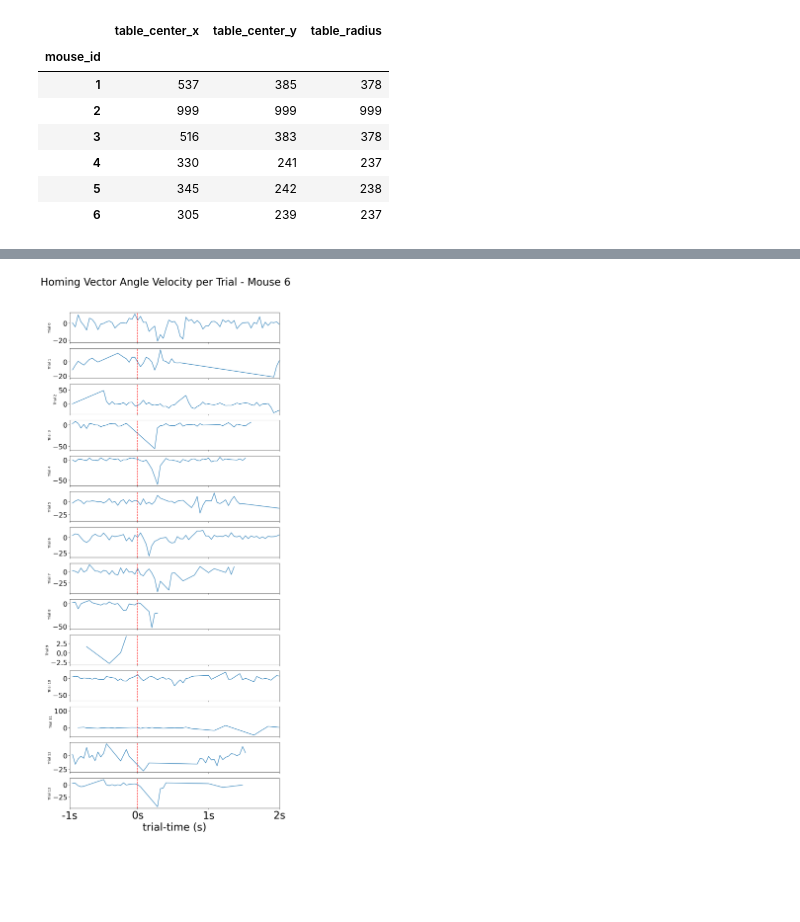
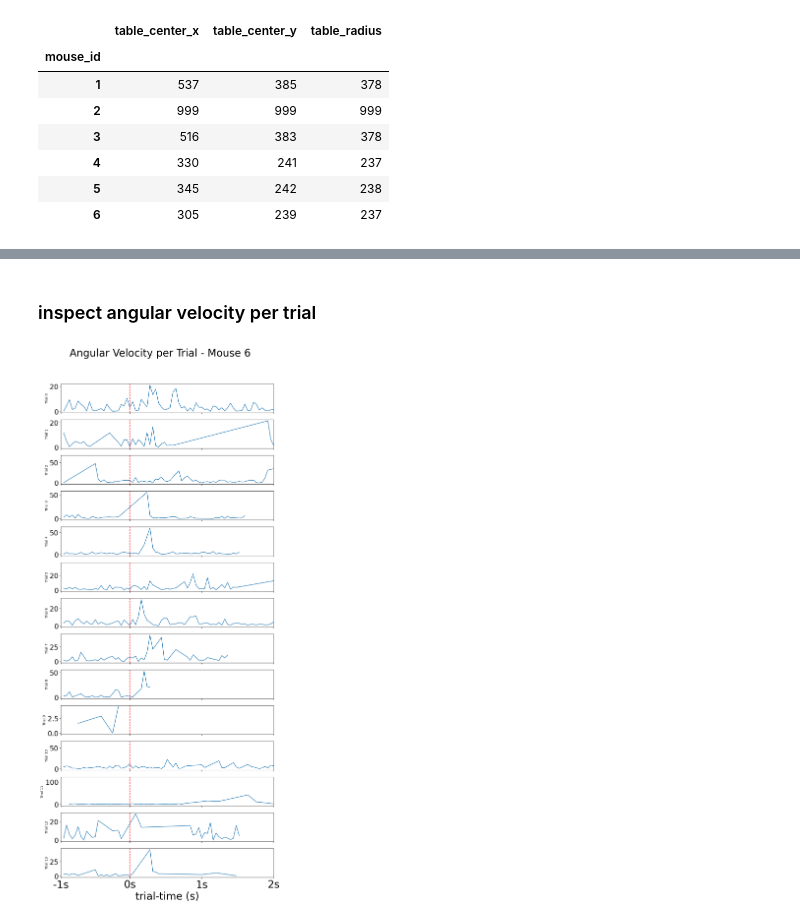
Before and after one commit to toniklenk/escape_tracking, a Jupyter notebook: scripts/analyse homing vector.ipynb, the cells around one changed output, grey strips where cells are left out. Saved outputs shown, nothing was run; the diff lists cells and outputs as text; code cells hidden in the pictures; blank space fills up the shorter version.

```diff
--- a/scripts/analyse homing vector.ipynb
+++ b/scripts/analyse homing vector.ipynb
@@ -391,2 +201,6 @@ def calculate_homing_vector(mouse_id):
-# %%
-df = calculate_homing_vector(6)
+# %%
+df[('absoloute_angular_diff', 'degrees')] = df.apply(calculate_angle, axis=1)
+# %%
+# convert angle to absolute value between 0 and 180
+df[('absoloute_angular_diff', 'degrees')] = df[('absoloute_angular_diff', 'degrees')].abs()
+df
@@ -392,0 +225,4 @@ df = calculate_homing_vector(6)
+# %%
+# angular velocity from absoloute angular difference
+df[("absoloute_angular_diff", "angular_velocity")] = df[('absoloute_angular_diff', 'degrees')].groupby(level='trial_number').diff().abs()
+df
@@ -393,28 +245,30 @@ df = calculate_homing_vector(6)
+# %% [markdown]
+### inspect angular velocity per trial
 # %%
 # plots trials underneath each other
 # separate plot for each trial
 trial_numbers = df.index.get_level_values('trial_number').unique()
 num_trials = len(trial_numbers)
 
 fig, axes = plt.subplots(num_trials, figsize=(10, 1.7 * num_trials), sharex=True, sharey=False)
-fig.suptitle('Homing Vector Angle Velocity per Trial - Mouse {mouse_id}'.format(mouse_id=mouse_id), size=30)
+fig.suptitle('Angular Velocity per Trial - Mouse {mouse_id}'.format(mouse_id=mouse_id), size=30)
 for i, trial_number in enumerate(trial_numbers):
     trial_data = df.xs(trial_number, level='trial_number')
-    axes[i].plot(trial_data.index.get_level_values('frame_no'), trial_data[('homing vector', 'angle_velocity')])
+    axes[i].plot(trial_data.index.get_level_values('frame_no'), trial_data[('absoloute_angular_diff', 'angular_velocity')])
     #axes[i].set_title(f'Trial {trial_number}')
     axes[i].set_xlim(0, 74)
     axes[i].set_ylabel('Trial {trial_number}'.format(trial_number=trial_number))
     axes[i].axvline(x=24, color='red', linestyle='--')
     # make y ticks larger
     axes[i].tick_params(axis='y', labelsize=20)
     if i == num_trials - 1:
         axes[i].set_xlabel('trial-time (s)', size = 30)
         axes[i].set_xticks([0, 24, 49, 74])
         axes[i].set_xticklabels(["-1s", "0s", "1s", "2s"], size=30)
 
 plt.tight_layout(rect=[0, 0.03, 1, 0.95])
 # %% [output]
-[figure, old version]
+[figure, new version]
 # %%
 # select trials
 selected_trials = [0, 3, 4, 6, 7, 13]
```
Also changed, not shown: parts of 34 cells of this notebook, 9 other files.
